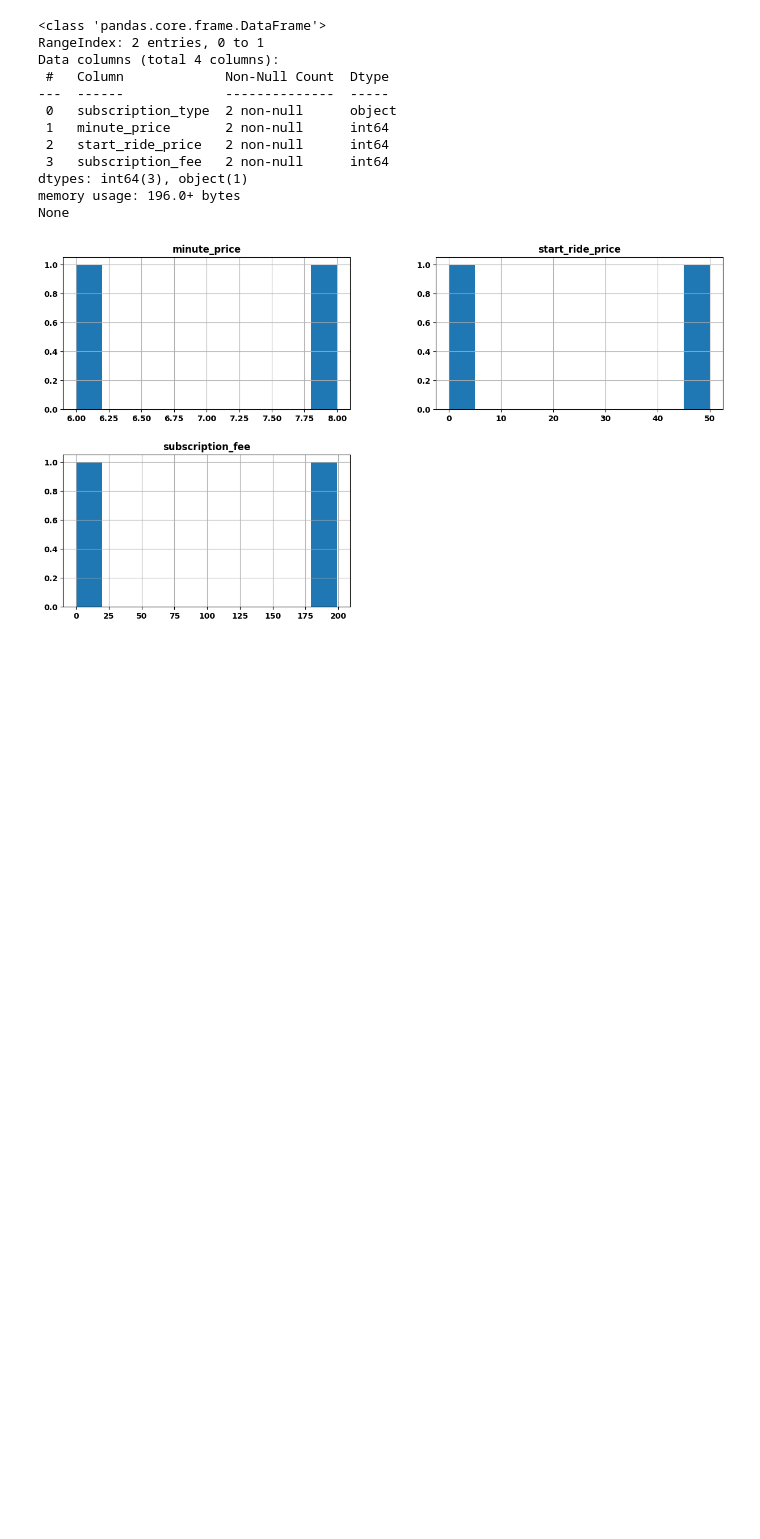
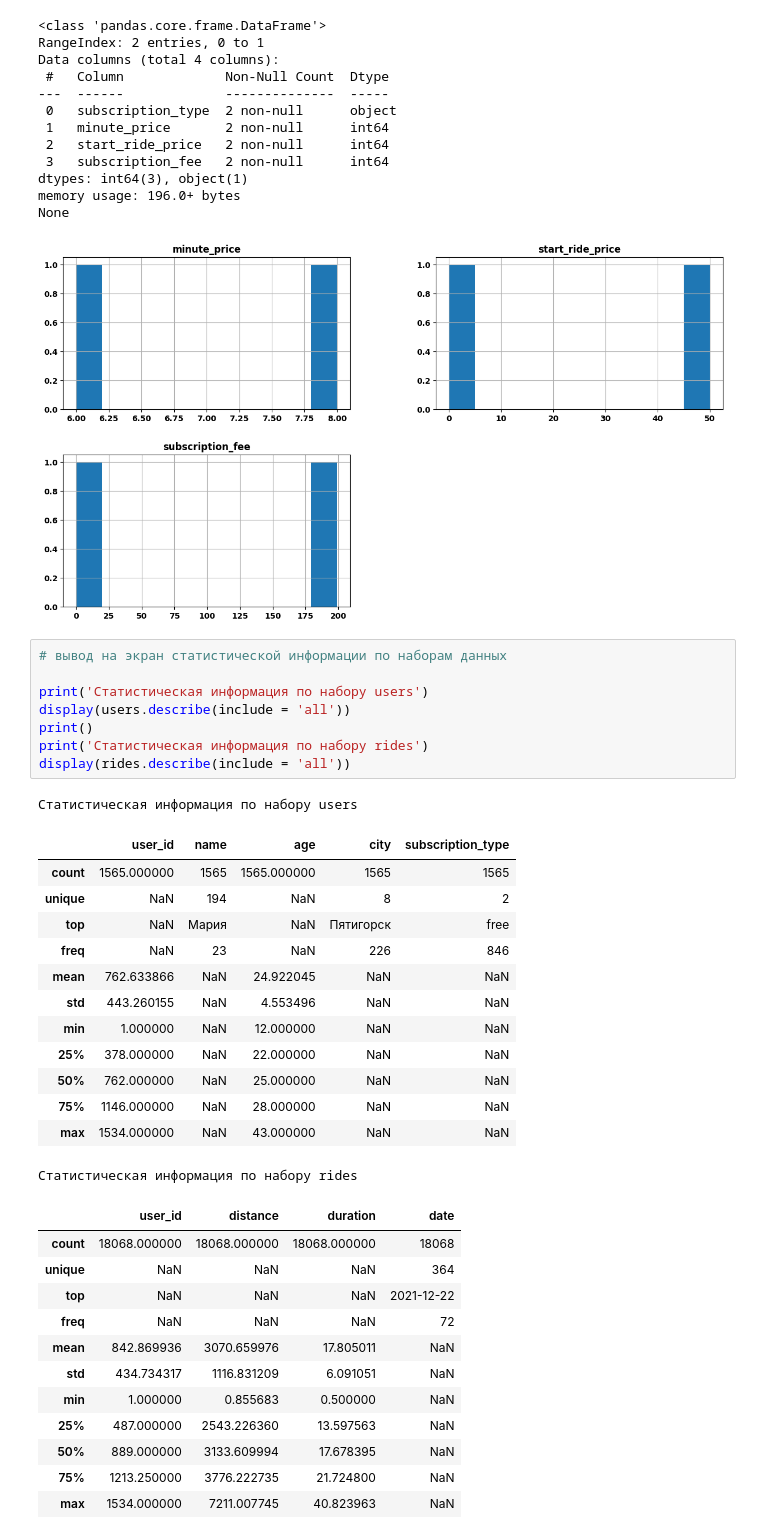
Before and after one commit to MrKostas/YandexPractikum_projects, a Jupyter notebook: notebooks/FifthPetProject_StatisticsAnalysis.ipynb, the cells around one changed output. Saved outputs shown, nothing was run; the diff lists cells and outputs as text; blank space fills up the shorter version.

Commit message:
Завершить предобработку данных_стат.анализ

```diff
--- a/notebooks/FifthPetProject_StatisticsAnalysis.ipynb
+++ b/notebooks/FifthPetProject_StatisticsAnalysis.ipynb
@@ -168,3 +168,38 @@ dtypes: int64(3), object(1)
 memory usage: 196.0+ bytes
 None
 [figure]
+# %%
+# вывод на экран статистической информации по наборам данных
+
+print('Статистическая информация по набору users')
+display(users.describe(include = 'all'))
+print()
+print('Статистическая информация по набору rides')
+display(rides.describe(include = 'all'))
+# %% [output]
+Статистическая информация по набору users
+|  | user_id | name | age | city | subscription_type |
+| count | 1565.000000 | 1565 | 1565.000000 | 1565 | 1565 |
+| unique | NaN | 194 | NaN | 8 | 2 |
+| top | NaN | Мария | NaN | Пятигорск | free |
+| freq | NaN | 23 | NaN | 226 | 846 |
+| mean | 762.633866 | NaN | 24.922045 | NaN | NaN |
+| std | 443.260155 | NaN | 4.553496 | NaN | NaN |
+| min | 1.000000 | NaN | 12.000000 | NaN | NaN |
+| 25% | 378.000000 | NaN | 22.000000 | NaN | NaN |
+| 50% | 762.000000 | NaN | 25.000000 | NaN | NaN |
+| 75% | 1146.000000 | NaN | 28.000000 | NaN | NaN |
+| max | 1534.000000 | NaN | 43.000000 | NaN | NaN |
+Статистическая информация по набору rides
+|  | user_id | distance | duration | date |
+| count | 18068.000000 | 18068.000000 | 18068.000000 | 18068 |
+| unique | NaN | NaN | NaN | 364 |
+| top | NaN | NaN | NaN | 2021-12-22 |
+| freq | NaN | NaN | NaN | 72 |
+| mean | 842.869936 | 3070.659976 | 17.805011 | NaN |
+| std | 434.734317 | 1116.831209 | 6.091051 | NaN |
+| min | 1.000000 | 0.855683 | 0.500000 | NaN |
+| 25% | 487.000000 | 2543.226360 | 13.597563 | NaN |
+| 50% | 889.000000 | 3133.609994 | 17.678395 | NaN |
+| 75% | 1213.250000 | 3776.222735 | 21.724800 | NaN |
+| max | 1534.000000 | 7211.007745 | 40.823963 | NaN |
```
Also changed, not shown: parts of 8 cells of this notebook.
